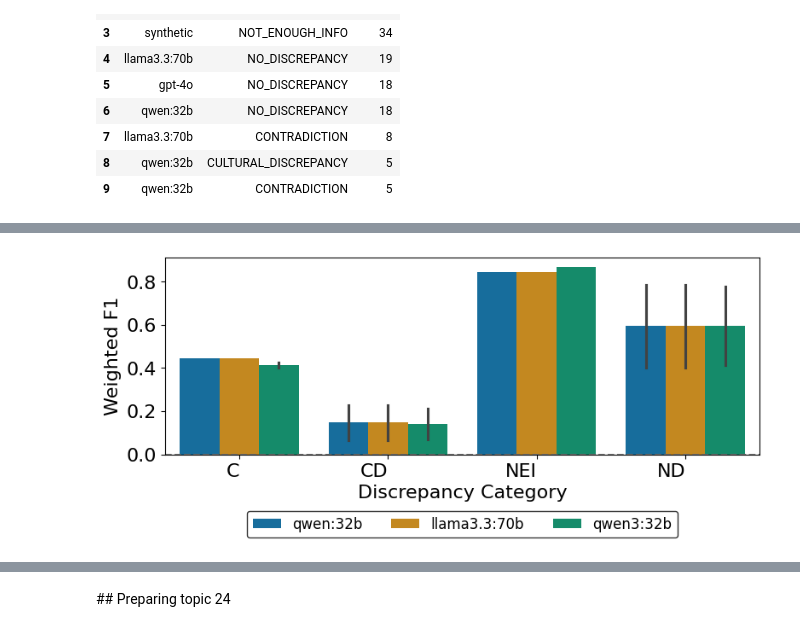
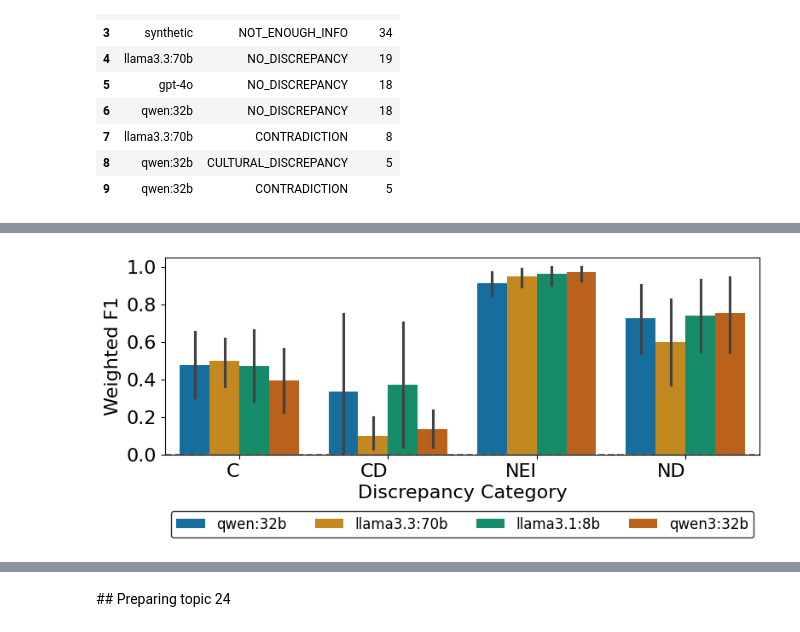
Before and after one commit to AlonsoMad/TFG-LLMs, a Jupyter notebook: notebooks/annotate_relvance-checkpoint.ipynb, the cells around one changed output, grey strips where cells are left out. Saved outputs shown, nothing was run; the diff lists cells and outputs as text; code cells hidden in the pictures.

```diff
--- a/notebooks/annotate_relvance-checkpoint.ipynb
+++ b/notebooks/annotate_relvance-checkpoint.ipynb
@@ -2125,0 +2169,12 @@ df3 = pd.read_excel("/export/usuarios_ml4ds/ammesa/mind_folder/annotated/qwen:32
+# %%
+# Map qid_docid to tm from df
+qid_docid_to_tm = df.set_index("qid_docid")["tm"].to_dict()
+
+# Assign 'tm' to each of df2, df3, df4 based on qid_docid
+for d in [df2, df3, df4]:
+    d["tm"] = d["qid_docid"].map(qid_docid_to_tm)
+
+qid_docid_to_topic = df.set_index("qid_docid")["topic"].to_dict()
+# Assign 'tm' to each of df2, df3, df4 based on qid_docid
+for d in [df2, df3, df4]:
+    d["topic"] = d["qid_docid"].map(qid_docid_to_topic)
@@ -2129,10 +2205,14 @@ df = df.rename(columns={"question_id": "id_discr"})
 df2 = df2.rename(columns={"question_id": "id_discr"})
 df2['model'] = 'llama3.3:70b'
 df3 = df3.rename(columns={"question_id": "id_discr"})
+df4 = df4.rename(columns={"question_id": "id_discr"})
 df3['model'] = 'qwen:32b'
-df3['id_discr'] = df2['id_discr']
+df3.replace("NO_ DISCREPANCY", "NO_DISCREPANCY")
 
-df = pd.concat([df, df2, df3], ignore_index=True)
+#df3['id_discr'] = df2['id_discr']
+df4['model'] = 'llama3.1:8b'
+#df4['id_discr'] = df2['id_discr']
+df = pd.concat([df, df2, df3, df4], ignore_index=True)
 # %%
 df
 # %% [output]
@@ -2167,6 +2247,8 @@ df["discrepancy"] = df["discrepancy"].replace("CULTURAL_ DISCREPANCY", "CULTURAL
 
 df_ann=pd.read_excel("/export/usuarios_ml4ds/ammesa/mind_folder/annotated/discrepancy_labeling_SOLVED_I.xlsx")
 df_ann = df_ann.rename(columns={"Label": "label", "question_id": "id_discr"})
+df_ann['qid_docid'] = df_ann['answer_t'].astype(str) + "_" + df_ann['id_discr'].astype(str)
+
 df_ann["label"] = df_ann["label"].replace("Contradiction", "CONTRADICTION")
 df_ann["label"] = df_ann["label"].replace("Cultural_Discrepancy", "CULTURAL_DISCREPANCY")
 df_ann["label"] = df_ann["label"].replace("No_Discrepancy", "NO_DISCREPANCY")
@@ -2182,6 +2264,15 @@ print(f"number of CULTURAL_DISCREPANCY: {len(df_ann[df_ann.label == 'CULTURAL_DI
 
 df_ann2 = pd.read_excel('/export/usuarios_ml4ds/ammesa/mind_folder/annotated/discrepancy_labeling_SOLVED_D.xlsx')
 df_ann2 = df_ann2.rename(columns={"Label": "label", "question_id": "id_discr"})
+df_ann2['qid_docid'] = df_ann2['answer_t'].astype(str) + "_" + df_ann2['id_discr'].astype(str)
+
+qid_docid_to_tm = df.set_index("qid_docid")["tm"].to_dict()
+qid_docid_to_topic = df.set_index("qid_docid")["topic"].to_dict()
+
+for d in [df_ann, df_ann2]:
+    d["tm"] = d["qid_docid"].map(qid_docid_to_tm)
+    d["topic"] = d["qid_docid"].map(qid_docid_to_topic)
+
 df_ann2["label"] = df_ann2["label"].replace("NO_CONTRADICTION", "NO_DISCREPANCY")
 df_ann2["label2"] = df_ann2["label"]
 df_ann = df_ann.merge(df_ann2[["id_discr", "label2"]], on="id_discr", how="left")
@@ -2237,7 +2346,8 @@ from krippendorff import alpha
 inter_annotator_kappa = cohen_kappa_score(df_ann["label"], df_ann["label2"])
 
 # Convert categorical labels to numerical for Krippendorff’s Alpha
-label_values = df_ann[["label", "label2"]].apply(lambda x: pd.factorize(x)[0])  # Encode categorical labels
+label_values = df_ann[["label", "label2"]].apply(lambda x: pd.factorize(x)[0])
+  # Encode categorical labels
 inter_annotator_alpha = alpha(reliability_data=label_values.T.values, level_of_measurement="nominal")
 
 # Store inter-annotator results
@@ -2252,7 +2362,7 @@ inter_annotator_results = pd.DataFrame([{
 # Group Model Agreement by Model and Category
 agreement_results = []
 
-for (model, category), group in df_ann.groupby(["model", "discrepancy"]):
+for (model, category, tm, top), group in df_ann.groupby(["model", "discrepancy", "tm", "topic"]):
     # Compute F1-score for model agreement
     f1_label = f1_score(group["label"], group["discrepancy"], average="weighted")
     f1_label2 = f1_score(group["label2"], group["discrepancy"], average="weighted")
@@ -2261,9 +2371,12 @@ for (model, category), group in df_ann.groupby(["model", "discrepancy"]):
     agreement_results.append({
         "model": model,
         "category": category,
+        "tm": tm,
+        "topic": top,
         "f1_label": f1_label,
         "f1_label2": f1_label2
     })
 
 # Convert results to DataFrame
 agreement_by_category_df = pd.DataFrame(agreement_results)
+agreement_by_category_df
@@ -2286,6 +2508,7 @@ category_labels = {
     "NOT_ENOUGH_INFO": "NEI"
 }
 
+
 # Replace category names in the dataframe
 agreement_by_category_df["category"] = agreement_by_category_df["category"].replace(category_labels)
 
@@ -2294,32 +2517,33 @@ model_order = ["qwen:32b", "llama3.3:70b", "gpt-4o", "FEVER-DPLACE-Q"]
 
 # Ensure all models in the data are included, even if not in model_order
 all_models = agreement_by_category_df["model"].unique()
 full_model_order = [m for m in model_order if m in all_models] + [m for m in all_models if m not in model_order]
 
 # Convert the 'model' column to categorical with the specified order
 agreement_by_category_df["model"] = pd.Categorical(agreement_by_category_df["model"], categories=full_model_order, ordered=True)
+#agreement_by_category_df["tm"] = pd.Categorical(agreement_by_category_df["tm"], categories=full_model_order, ordered=True)
 
 # --- Adjusted Clustered Bar Chart: F1-score per Model and Category (Sorted) ---
 plt.figure(figsize=(9, 3))
 
 ax = sns.barplot(
-    data=agreement_by_category_df.melt(id_vars=["model", "category"], value_vars=["f1_label", "f1_label2"]),
+    data=agreement_by_category_df.melt(id_vars=["model", "category","tm"], value_vars=["f1_label", "f1_label2"]),
     x="category", y="value", hue="model", palette="colorblind", hue_order=full_model_order  # Ensure correct order
 )
 
 plt.axhline(0, linestyle="--", color="gray")  # Baseline
 plt.xlabel("Discrepancy Category", fontsize=16)
 plt.ylabel("Weighted F1", fontsize=16)
 #plt.title("Model Agreement (F1-score) Across Categories", fontsize=16)
 plt.xticks(rotation=0, ha="right", fontsize=16)  # Improve readability
 plt.yticks(rotation=0, fontsize=16)  # Improve readability
 
 # Adjust legend to be at the bottom in one row with a black border
 legend = plt.legend(loc="upper center", bbox_to_anchor=(0.5, -0.25), ncol=4, frameon=True, fontsize=12)
 legend.get_frame().set_edgecolor("black")  # Set black border for the legend
 
 plt.savefig("/export/usuarios_ml4ds/ammesa/pics", dpi=300, bbox_inches="tight")
 
 plt.show()
 # %% [output]
-[figure, old version]
+[figure, new version]
```
Also changed, not shown: parts of 27 cells of this notebook, 8 other files.
